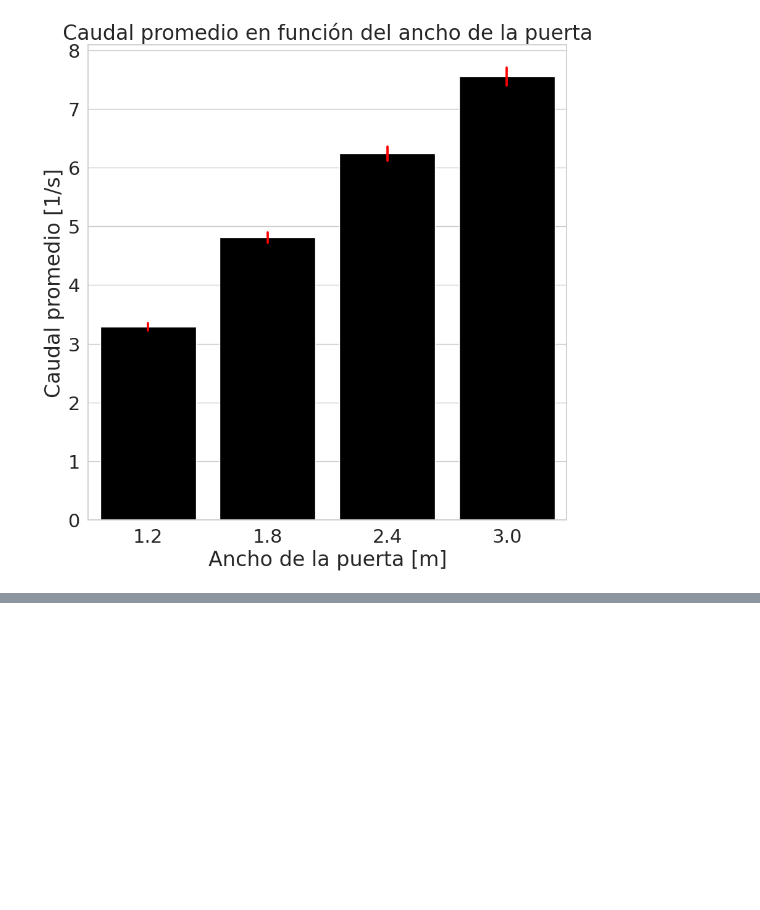
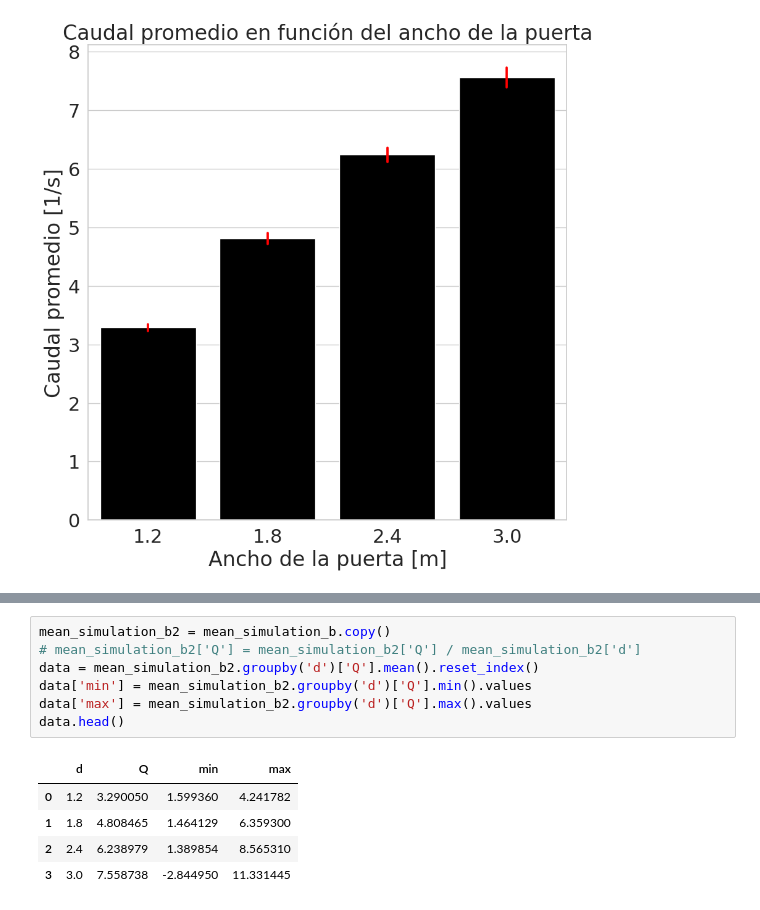
Before and after one commit to lvittor/ss, a Jupyter notebook: notebooks/tp5.ipynb, the cells around one changed output, grey strips where cells are left out. Cells and saved outputs as stored; diff of their text form; blank space fills up the shorter version.

```diff
--- a/notebooks/tp5.ipynb
+++ b/notebooks/tp5.ipynb
@@ -360,0 +379,13 @@ plt.show()
+# %%
+mean_simulation_b2 = mean_simulation_b.copy()
+# mean_simulation_b2['Q'] = mean_simulation_b2['Q'] / mean_simulation_b2['d']
+data = mean_simulation_b2.groupby('d')['Q'].mean().reset_index()
+data['min'] = mean_simulation_b2.groupby('d')['Q'].min().values
+data['max'] = mean_simulation_b2.groupby('d')['Q'].max().values
+data.head()
+# %% [output]
+|  | d | Q | min | max |
+| 0 | 1.2 | 3.290050 | 1.599360 | 4.241782 |
+| 1 | 1.8 | 4.808465 | 1.464129 | 6.359300 |
+| 2 | 2.4 | 6.238979 | 1.389854 | 8.565310 |
+| 3 | 3.0 | 7.558738 | -2.844950 | 11.331445 |
```
Also changed, not shown: parts of 6 cells of this notebook, 2 other files.
